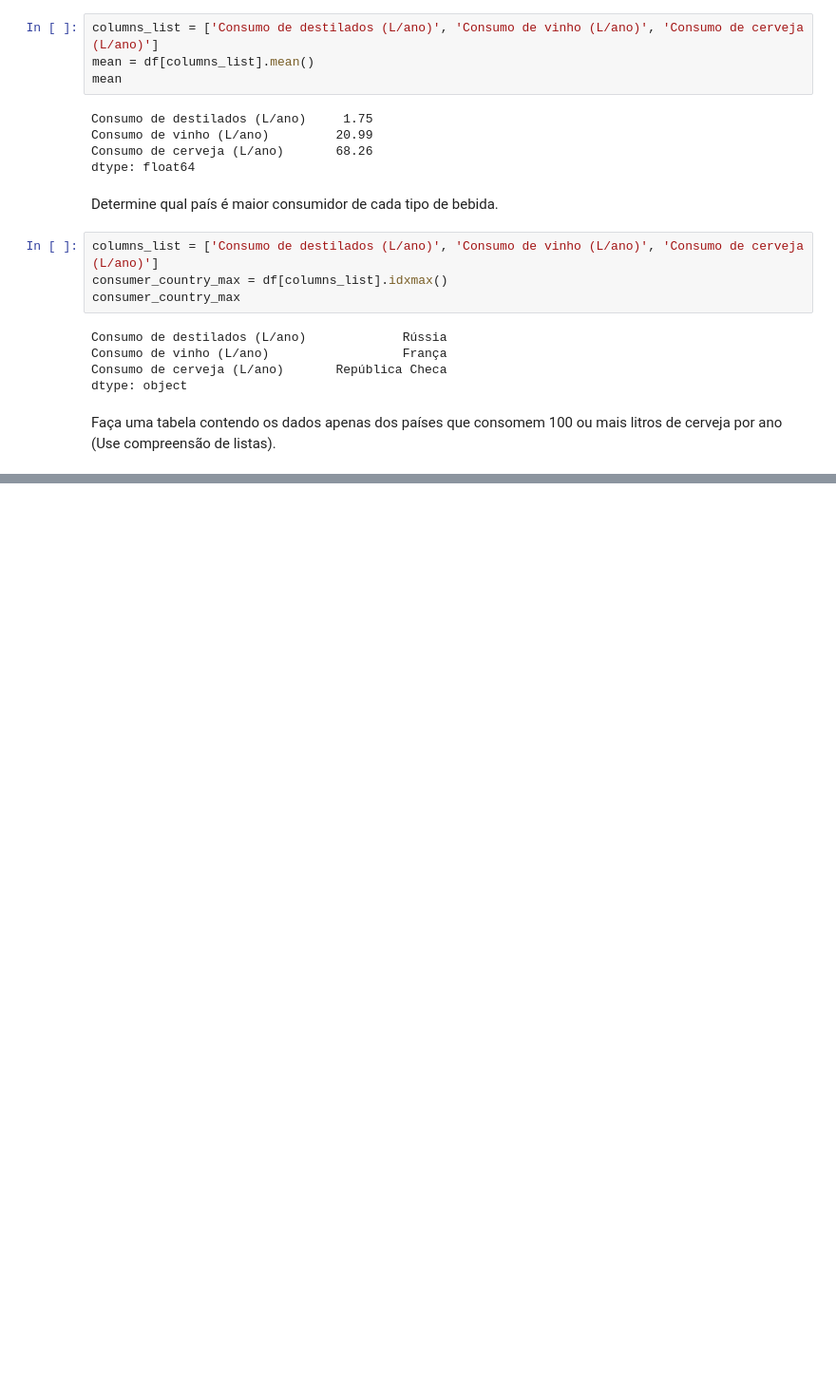
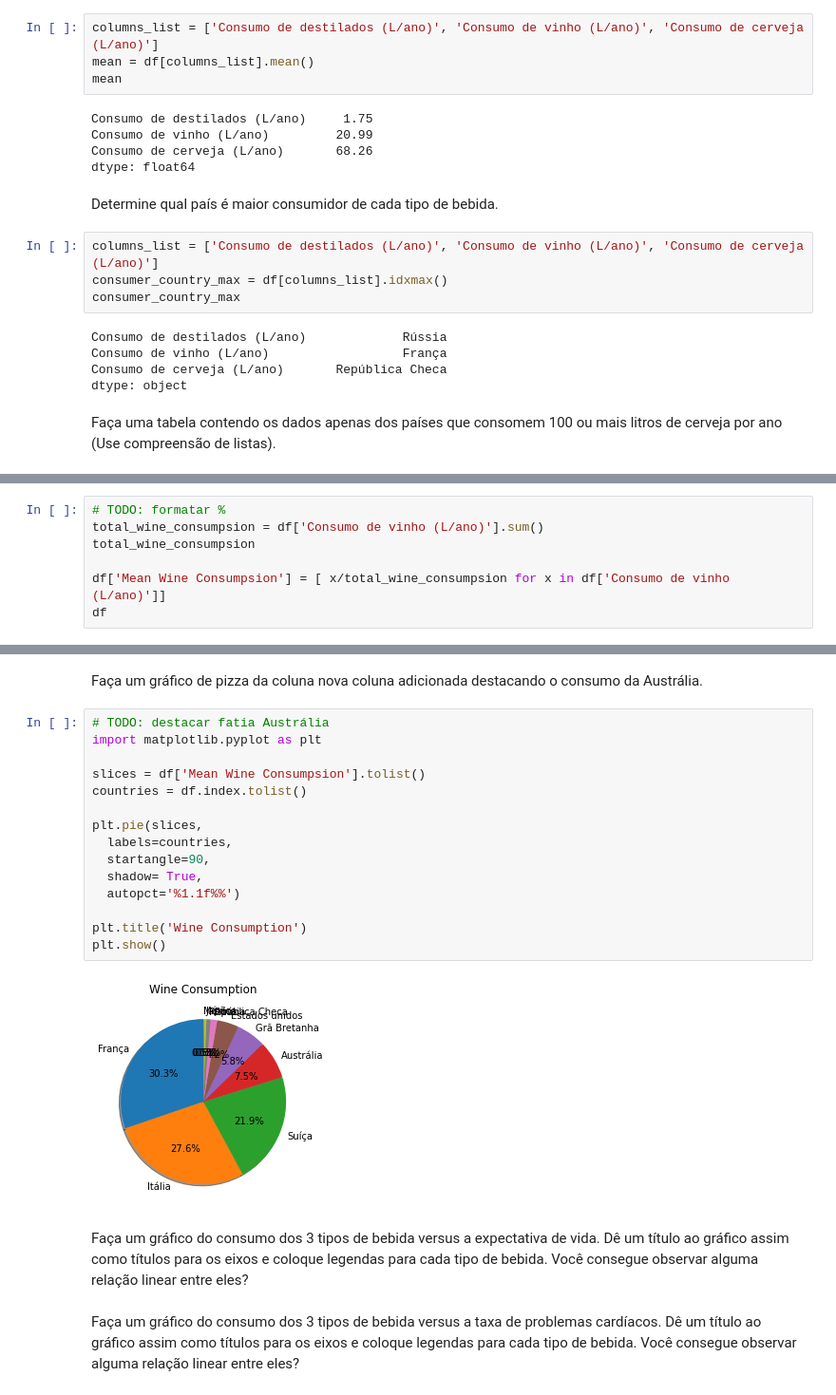
Before and after one commit to valuedriven/dataanalysis, a Jupyter notebook: exercicio_pandas_graficos.ipynb, the cells around one changed output, grey strips where cells are left out. Shown at 95% size. Cells and saved outputs as stored; diff of their text form; blank space fills up the shorter version.

```diff
--- a/exercicio_pandas_graficos.ipynb
+++ b/exercicio_pandas_graficos.ipynb
@@ -67,0 +71,7 @@ beer_consumers_100_up
+# %%
+# TODO: formatar %
+total_wine_consumpsion = df['Consumo de vinho (L/ano)'].sum()
+total_wine_consumpsion
+
+df['Mean Wine Consumpsion'] = [ x/total_wine_consumpsion for x in df['Consumo de vinho (L/ano)']]
+df
@@ -67,0 +91,23 @@ beer_consumers_100_up
+# %% [markdown]
+Faça um gráfico de pizza da coluna nova coluna adicionada destacando o consumo da Austrália.
+# %%
+# TODO: destacar fatia Austrália
+import matplotlib.pyplot as plt
+
+slices = df['Mean Wine Consumpsion'].tolist()
+countries = df.index.tolist()
+
+plt.pie(slices,
+  labels=countries,
+  startangle=90,
+  shadow= True,
+  autopct='%1.1f%%')
+
+plt.title('Wine Consumption')
+plt.show()
+# %% [output]
+[figure, added]
+# %% [markdown]
+Faça um gráfico do consumo dos 3 tipos de bebida versus a expectativa de vida. Dê um título ao gráfico assim como títulos para os eixos e coloque legendas para cada tipo de bebida. Você consegue observar alguma relação linear entre eles?
+# %% [markdown]
+Faça um gráfico do consumo dos 3 tipos de bebida versus a taxa de problemas cardíacos. Dê um título ao gráfico assim como títulos para os eixos e coloque legendas para cada tipo de bebida. Você consegue observar alguma relação linear entre eles?
```
Also changed, not shown: parts of 4 cells of this notebook.
